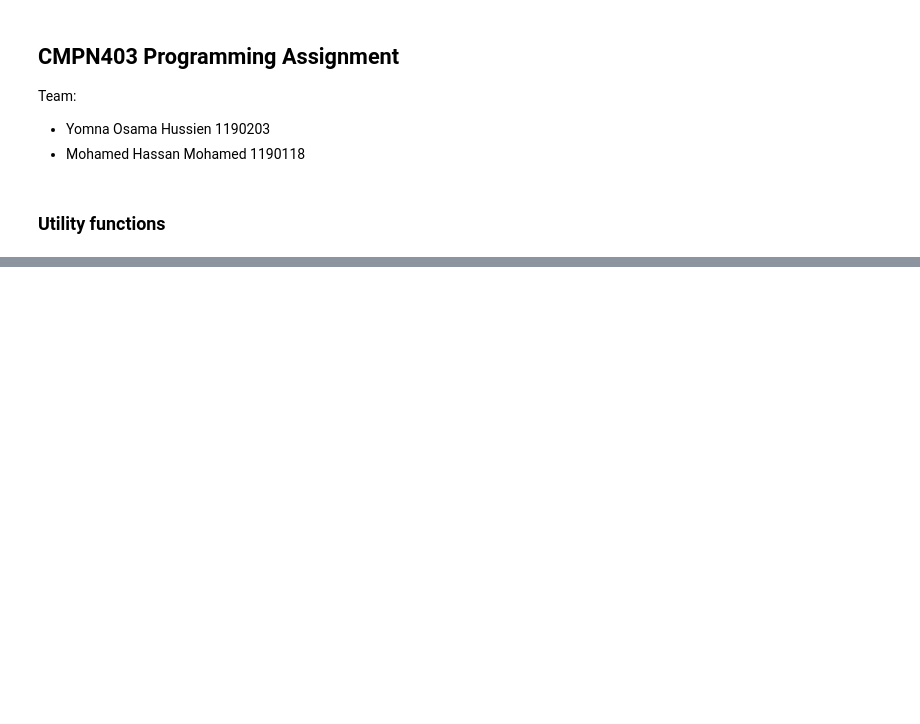
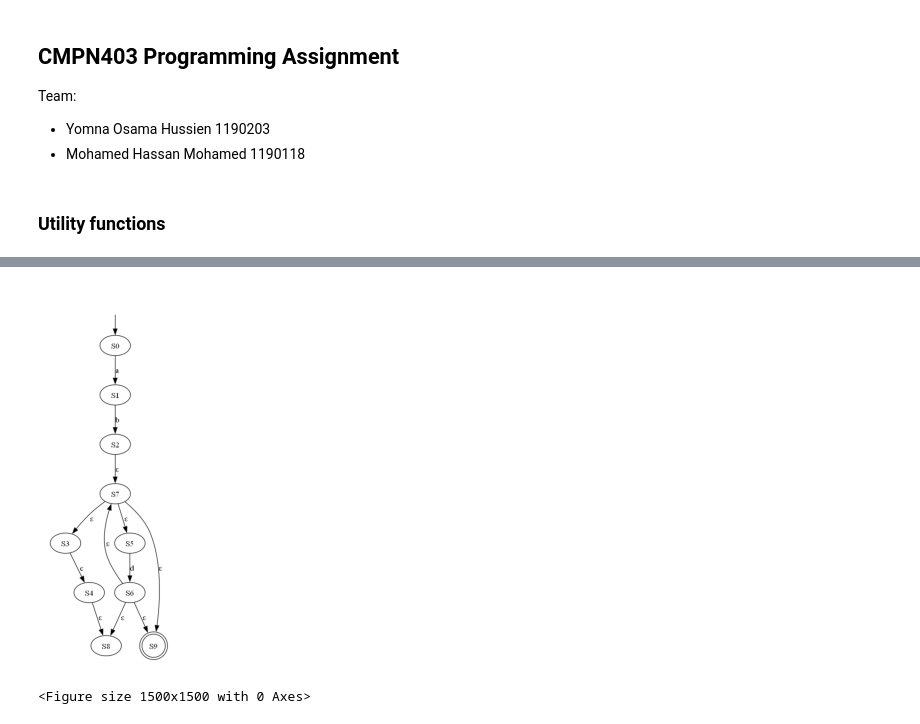
Before and after one commit to MohamedHAmin/NFA-DFA-cmd-generator, a Jupyter notebook: assignment_1.ipynb, the cells around one changed output, grey strips where cells are left out. Drawn from its saved outputs; the diff is of its cells as text; code cells hidden in the pictures; blank space fills up the shorter version.

Commit message:
ranges

```diff
--- a/assignment_1.ipynb
+++ b/assignment_1.ipynb
@@ -20,6 +20,19 @@ def verify_regex(regex: str) -> bool:
         return True
     except re.error:
         return False
+
+def get_subregex(regex: str, i: int) -> str:
+        depth = 1
+        subregex = regex[i+1:]
+        for j in range(len(subregex)):
+            if subregex[j] == '(':
+                depth += 1
+            elif subregex[j] == ')':
+                depth -= 1
+            if depth == 0:
+                subregex = subregex[:j]
+                break
+        return subregex
 
 def json_write(states: Dict[str, Dict], filename: str) -> None:
     if not filename.endswith('.json'):
@@ -290,0 +324,7 @@ display_and_save_image("Alternate.json", "Alternate")
+# %%
+nfa = NFA()
+nfa.generate_NFA("ab(c|d)*", "brackets.json")
+display_and_save_image("brackets.json", "brackets")
+# %% [output]
+[figure, added]
+<Figure size 1500x1500 with 0 Axes>
```
Also changed, not shown: parts of 12 cells of this notebook, 24 other files.
